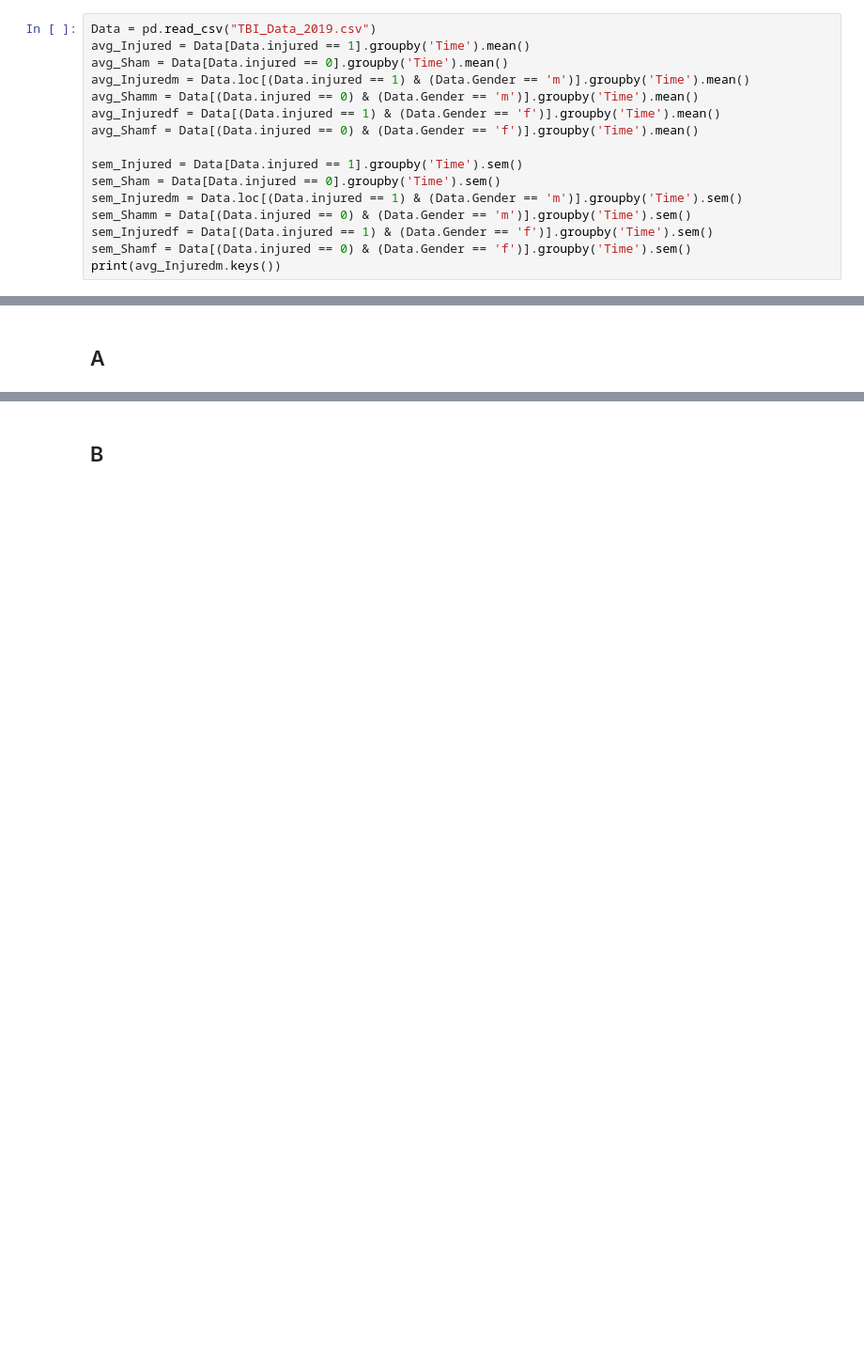
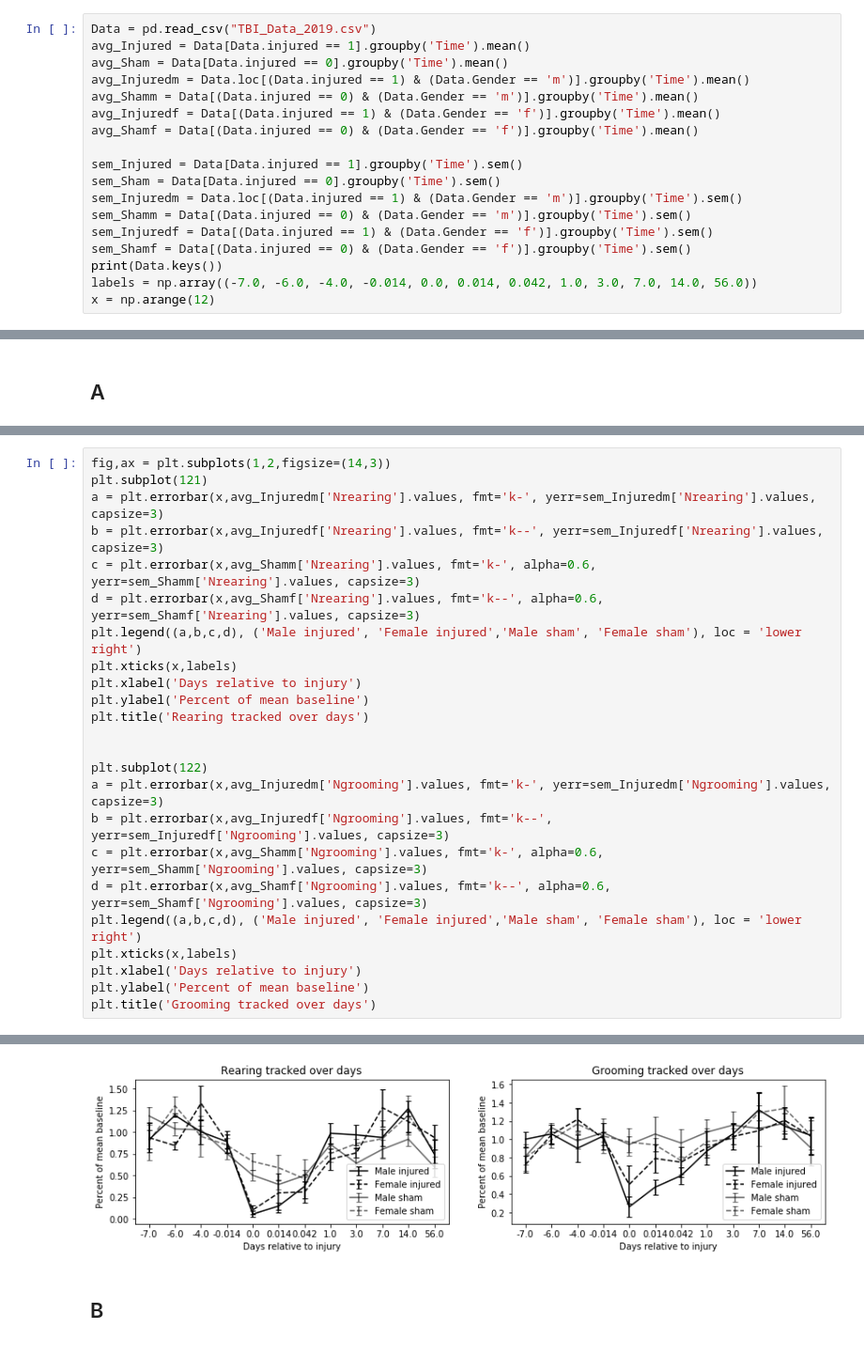
Before and after one commit to margolislab/Bibineyshvili_2024, a Jupyter notebook: Plots_Bibineyshvili_2019.ipynb, the cells around one changed output, grey strips where cells are left out. Shown: that part at 94% size. Cells and saved outputs as stored; diff of their text form; blank space fills up the shorter version.

```diff
--- a/Plots_Bibineyshvili_2019.ipynb
+++ b/Plots_Bibineyshvili_2019.ipynb
@@ -338,5 +338,7 @@ sem_Injuredm = Data.loc[(Data.injured == 1) & (Data.Gender == 'm')].groupby('Tim
 sem_Shamm = Data[(Data.injured == 0) & (Data.Gender == 'm')].groupby('Time').sem()
 sem_Injuredf = Data[(Data.injured == 1) & (Data.Gender == 'f')].groupby('Time').sem()
 sem_Shamf = Data[(Data.injured == 0) & (Data.Gender == 'f')].groupby('Time').sem()
-print(avg_Injuredm.keys())
+print(Data.keys())
+labels = np.array((-7.0, -6.0, -4.0, -0.014, 0.0, 0.014, 0.042, 1.0, 3.0, 7.0, 14.0, 56.0))
+x = np.arange(12)
 # %% [output]
@@ -382,0 +350,25 @@ TypeError: unsupported operand type(s) for /: 'str' and 'int'
+# %%
+fig,ax = plt.subplots(1,2,figsize=(14,3))
+plt.subplot(121)
+a = plt.errorbar(x,avg_Injuredm['Nrearing'].values, fmt='k-', yerr=sem_Injuredm['Nrearing'].values, capsize=3)
+b = plt.errorbar(x,avg_Injuredf['Nrearing'].values, fmt='k--', yerr=sem_Injuredf['Nrearing'].values, capsize=3)
+c = plt.errorbar(x,avg_Shamm['Nrearing'].values, fmt='k-', alpha=0.6, yerr=sem_Shamm['Nrearing'].values, capsize=3)
+d = plt.errorbar(x,avg_Shamf['Nrearing'].values, fmt='k--', alpha=0.6, yerr=sem_Shamf['Nrearing'].values, capsize=3)
+plt.legend((a,b,c,d), ('Male injured', 'Female injured','Male sham', 'Female sham'), loc = 'lower right')
+plt.xticks(x,labels)
+plt.xlabel('Days relative to injury')
+plt.ylabel('Percent of mean baseline')
+plt.title('Rearing tracked over days')
+
+
+plt.subplot(122)
+a = plt.errorbar(x,avg_Injuredm['Ngrooming'].values, fmt='k-', yerr=sem_Injuredm['Ngrooming'].values, capsize=3)
+b = plt.errorbar(x,avg_Injuredf['Ngrooming'].values, fmt='k--', yerr=sem_Injuredf['Ngrooming'].values, capsize=3)
+c = plt.errorbar(x,avg_Shamm['Ngrooming'].values, fmt='k-', alpha=0.6, yerr=sem_Shamm['Ngrooming'].values, capsize=3)
+d = plt.errorbar(x,avg_Shamf['Ngrooming'].values, fmt='k--', alpha=0.6, yerr=sem_Shamf['Ngrooming'].values, capsize=3)
+plt.legend((a,b,c,d), ('Male injured', 'Female injured','Male sham', 'Female sham'), loc = 'lower right')
+plt.xticks(x,labels)
+plt.xlabel('Days relative to injury')
+plt.ylabel('Percent of mean baseline')
+plt.title('Grooming tracked over days')
+# %% [output]
@@ -383,2 +376,3 @@ TypeError: unsupported operand type(s) for /: 'str' and 'int'
+[figure, added]
 # %% [markdown]
 ## B
```
Also changed, not shown: parts of 12 cells of this notebook, 1 other file.
